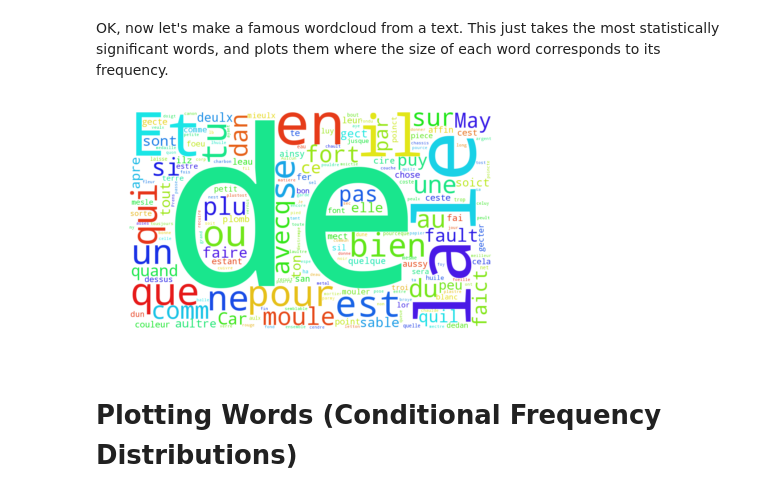
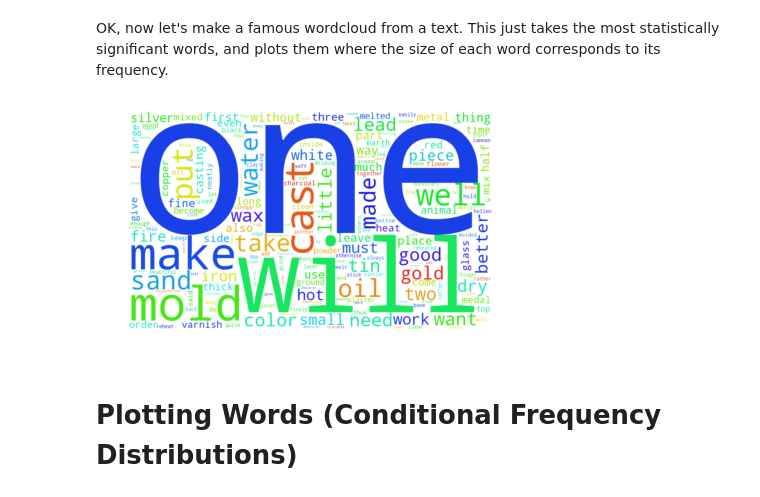
Before and after one commit to cu-mkp/ms-text-analysis, a Jupyter notebook: dataviz-workshop.ipynb, the cells around one changed output. Saved outputs shown, nothing was run; the diff lists cells and outputs as text; code cells hidden in the pictures.

```diff
--- a/dataviz-workshop.ipynb
+++ b/dataviz-workshop.ipynb
@@ -56,6 +56,6 @@ os.system('./txt/all_tc.txt')
 32256
 # %%
 # Tokenize it (break it into words), and make an NLTK Text object out of it.
-tcRaw = open('./txt/all_tc.txt').read()
-tcWords = nltk.word_tokenize(tcRaw)
-tc = nltk.Text(tcWords)
+tlRaw = open('./txt/all_tl.txt').read()
+tlWords = nltk.word_tokenize(tcRaw)
+tl = nltk.Text(tcWords)
@@ -181,15 +173,15 @@ OK, now let's make a famous wordcloud from a text. This just takes the most stat
 # %%
 from wordcloud import WordCloud # Get the library
 # %%
-rawtext = ' '.join(tc.tokens) # Stitch it back together.
+rawtext = ' '.join(tl.tokens) # Stitch it back together.
 wc = WordCloud(width=1000, height=600, background_color='white').generate(rawtext)
 # This just makes the plot size bigger, so that we can see it easier.
 plt.rcParams['figure.figsize'] = (12,4)
 plt.figure()
 plt.axis('off')                          # Turn off axis ticks
 plt.imshow(wc, interpolation="bilinear");# Plot it
 # %% [output]
-[figure, old version]
+[figure, new version]
 # %% [markdown]
 # Plotting Words (Conditional Frequency Distributions)
 # %% [markdown]
```
Also changed, not shown: parts of 12 cells of this notebook, 3 other files.
